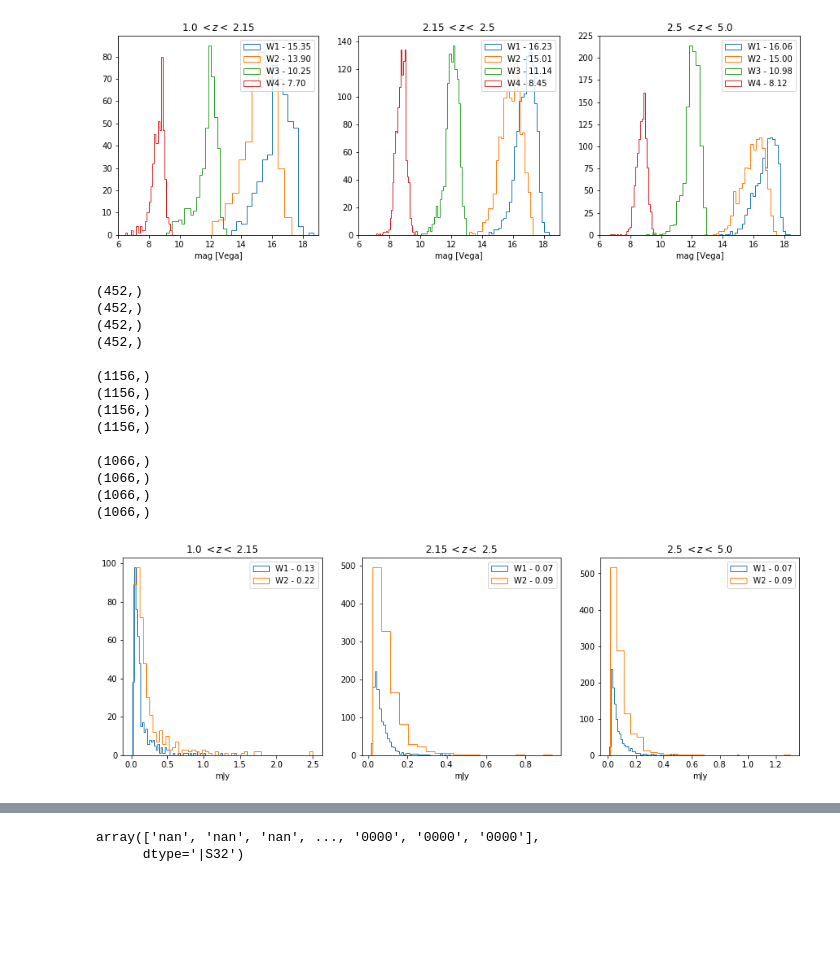
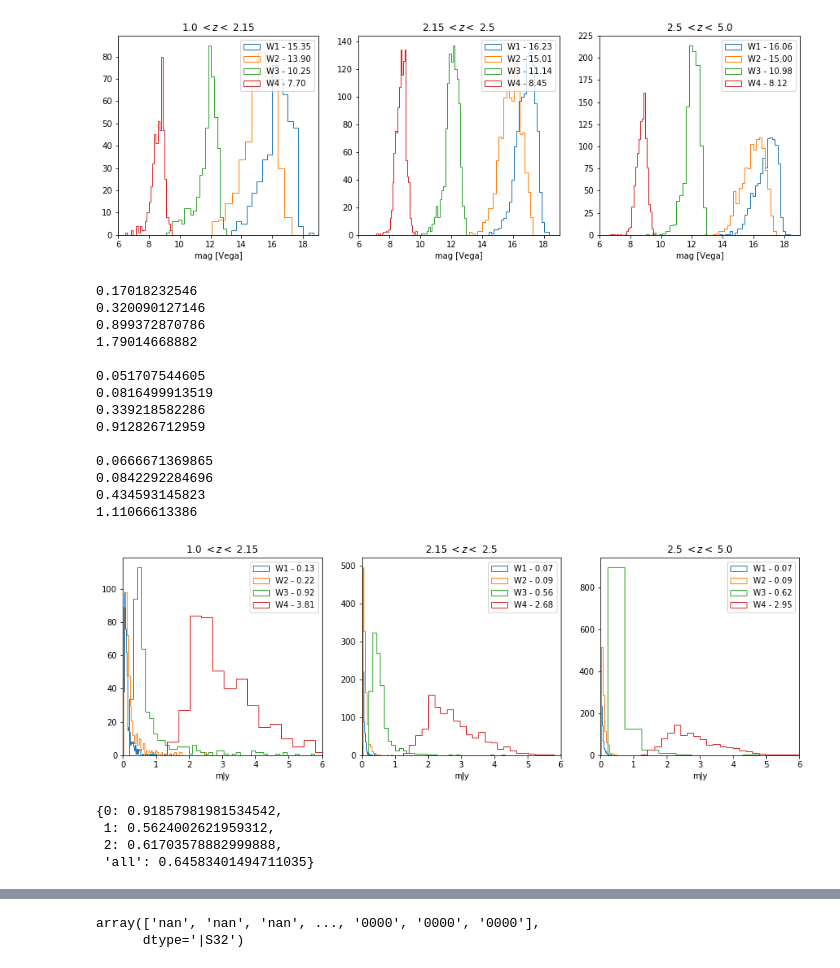
Before and after one commit to fbianchini/StacktSZ, a Jupyter notebook: H-ATLAS_qso.ipynb, the cells around one changed output, grey strips where cells are left out. Drawn from its saved outputs; the diff is of its cells as text; code cells hidden in the pictures; blank space fills up the shorter version.

```diff
--- a/H-ATLAS_qso.ipynb
+++ b/H-ATLAS_qso.ipynb
@@ -376,50 +388,54 @@ for idz, zbin in enumerate(zbins):
     w1mag = WISEMag2mJy(np.concatenate([anal.extras[350][patch][idz]['W1MAG'].copy() for patch in patches], axis=0), W='W1')
     w2mag = WISEMag2mJy(np.concatenate([anal.extras[350][patch][idz]['W2MAG'].copy() for patch in patches], axis=0), W='W2')
     w3mag = WISEMag2mJy(np.concatenate([anal.extras[350][patch][idz]['W3MAG'].copy() for patch in patches], axis=0), W='W3')
     w4mag = WISEMag2mJy(np.concatenate([anal.extras[350][patch][idz]['W4MAG'].copy() for patch in patches], axis=0), W='W4')
 
     errw1mag = WISEMag2mJy(np.concatenate([anal.extras[350][patch][idz]['ERR_W1MAG'].copy() for patch in patches], axis=0), W='W1')
     errw2mag = WISEMag2mJy(np.concatenate([anal.extras[350][patch][idz]['ERR_W2MAG'].copy() for patch in patches], axis=0), W='W2')
     errw3mag = WISEMag2mJy(np.concatenate([anal.extras[350][patch][idz]['ERR_W3MAG'].copy() for patch in patches], axis=0), W='W3')
     errw4mag = WISEMag2mJy(np.concatenate([anal.extras[350][patch][idz]['ERR_W4MAG'].copy() for patch in patches], axis=0), W='W4')
 
     ccflag = np.concatenate([anal.extras[350][patch][idz]['CC_FLAGS'].copy() for patch in patches], axis=0)
 
     mean1 = np.sum(w1mag[ccflag=='0000']/errw1mag[ccflag=='0000']**2)/np.sum(1./errw1mag[ccflag=='0000']**2)
     mean2 = np.sum(w2mag[ccflag=='0000']/errw2mag[ccflag=='0000']**2)/np.sum(1./errw2mag[ccflag=='0000']**2)
     mean3 = np.sum(w3mag[ccflag=='0000']/errw3mag[ccflag=='0000']**2)/np.sum(1./errw3mag[ccflag=='0000']**2)
     mean4 = np.sum(w4mag[ccflag=='0000']/errw4mag[ccflag=='0000']**2)/np.sum(1./errw4mag[ccflag=='0000']**2)
     print ''
     i += 1
 
     hist(w1mag[ccflag=='0000'], bins='knuth', histtype='step', label='W1 - %.2f' %mean1)
     hist(w2mag[ccflag=='0000'], bins='knuth', histtype='step', label='W2 - %.2f' %mean2)
-#     hist(w3mag[ccflag=='0000'], bins='knuth', histtype='step', label='W3 - %.2f' %mean3)
-#     hist(w4mag[ccflag=='0000'], bins='knuth', histtype='step', label='W4 - %.2f' %mean4)
+    hist(w3mag[ccflag=='0000'], bins='knuth', histtype='step', label='W3 - %.2f' %mean3)
+    hist(w4mag[ccflag=='0000'], bins='knuth', histtype='step', label='W4 - %.2f' %mean4)
 
-    print w1mag[ccflag=='0000'].shape
-    print w2mag[ccflag=='0000'].shape
-    print w3mag[ccflag=='0000'].shape
-    print w4mag[ccflag=='0000'].shape
+    print np.std(w1mag[ccflag=='0000'])
+    print np.std(w2mag[ccflag=='0000'])
+    print np.std(w3mag[ccflag=='0000'])
+    print np.std(w4mag[ccflag=='0000'])
+#     print w1mag[ccflag=='0000'].shape
+#     print w2mag[ccflag=='0000'].shape
+#     print w3mag[ccflag=='0000'].shape
+#     print w4mag[ccflag=='0000'].shape
 
-#     plt.xlim([0,6])
+    plt.xlim([0,6])
     plt.legend()
     plt.xlabel('mJy')
 
 # print np.sum(w4mag[ccflag=='0000']/errw4mag[ccflag=='0000']**2)/np.sum(1./errw4mag[ccflag=='0000']**2)
 # %% [output]
-(452,)
-(452,)
-(452,)
-(452,)
+0.17018232546
+0.320090127146
+0.899372870786
+1.79014668882
 
-(1156,)
-(1156,)
-(1156,)
-(1156,)
+0.051707544605
+0.0816499913519
+0.339218582286
+0.912826712959
 
-(1066,)
-(1066,)
-(1066,)
-(1066,)
+0.0666671369865
+0.0842292284696
+0.434593145823
+1.11066613386
-[figure, old version]
+[figure, new version]
@@ -426,2 +444,9 @@ for idz, zbin in enumerate(zbins):
+# %%
+anal.meanw3
+# %% [output]
+{0: 0.91857981981534542,
+ 1: 0.5624002621959312,
+ 2: 0.61703578882999888,
+ 'all': 0.64583401494711035}
 # %%
 ## Fluxes 2MASS ##
```
Also changed, not shown: parts of 35 cells of this notebook.
